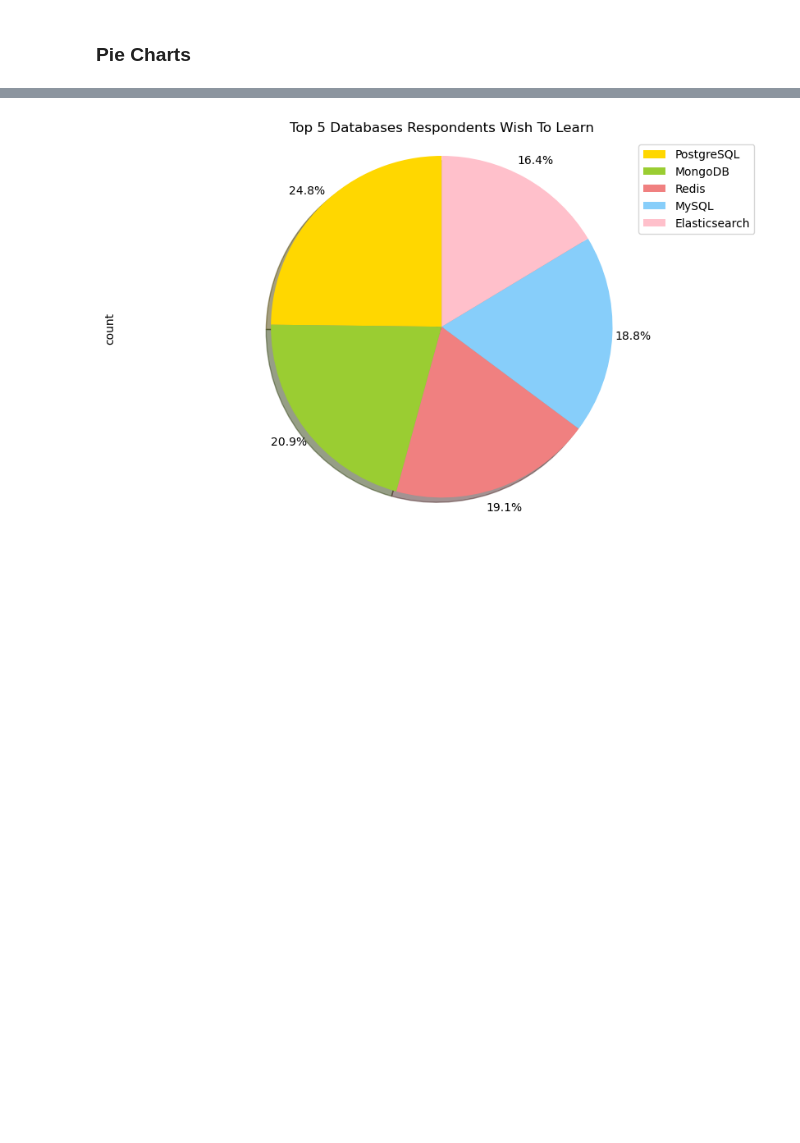
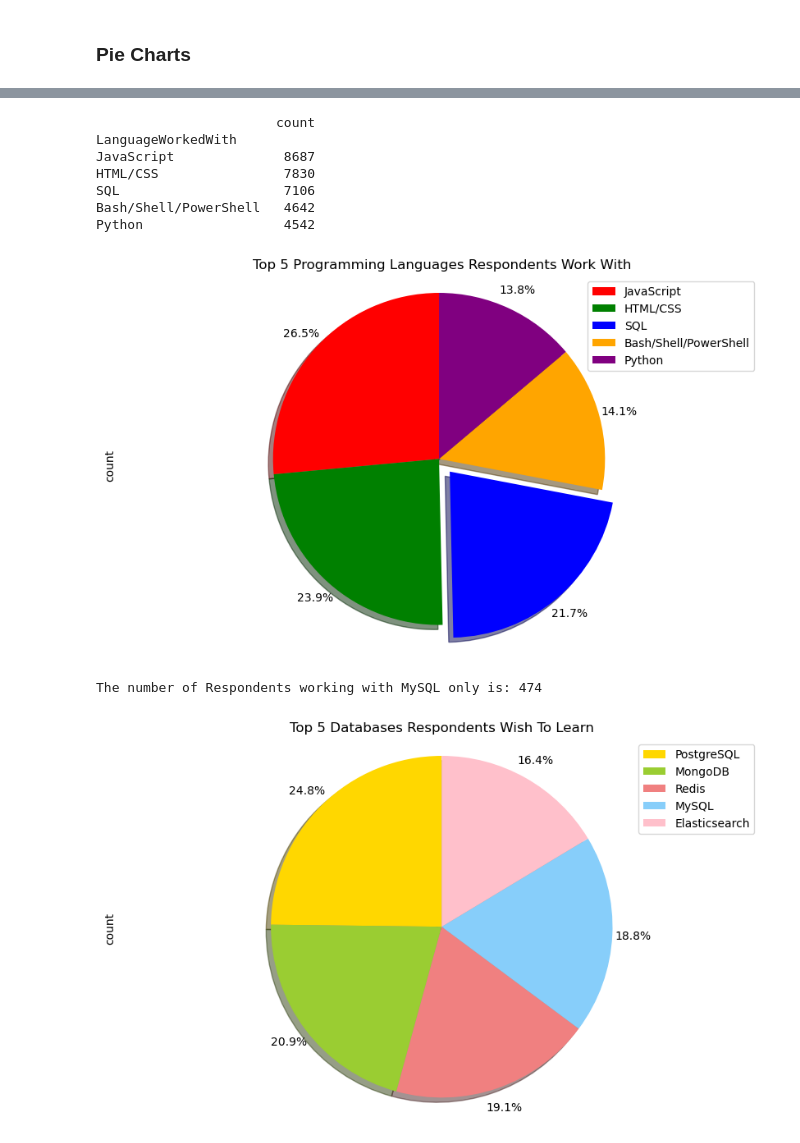
Before and after one commit to Rskowal/Data-Analyst-Projects, a Jupyter notebook: M4DataVisualization-lab.ipynb, the cells around one changed output, grey strips where cells are left out. Drawn from its saved outputs; the diff is of its cells as text; code cells hidden in the pictures; blank space fills up the shorter version.

```diff
--- a/M4DataVisualization-lab.ipynb
+++ b/M4DataVisualization-lab.ipynb
@@ -270 +271,47 @@ df
+# %%
+#How many respondents indicated they currently work with 'SQL'.
+
+QUERY = """
+        SELECT LanguageWorkedWith, count(*) as count
+        FROM LanguageWorkedWith
+        GROUP BY LanguageWorkedWith
+        ORDER BY count(LanguageWorkedWith)
+        DESC
+        LIMIT 5
+        """
+
+df_lang_worked_with = pd.read_sql_query(QUERY, conn)
+df_lang_worked_with.set_index('LanguageWorkedWith', inplace=True)
+print(df_lang_worked_with)
+
+df_lang_worked_with['count'].plot(kind='pie', figsize=(10,6), autopct='%1.1f%%', labels=None, startangle=90, colors=colors_list, shadow=True, pctdistance=1.12, explode=(0, 0, 0.1, 0, 0)  )
+
+plt.legend(labels=df_lang_worked_with.index, loc='upper right')
+plt.title('Top 5 Programming Languages Respondents Work With')
+plt.axis('equal')
+plt.show()
+# %% [output]
+                       count
+LanguageWorkedWith
+JavaScript              8687
+HTML/CSS                7830
+SQL                     7106
+Bash/Shell/PowerShell   4642
+Python                  4542
+[figure, added]
+# %%
+#Show how many respondents indicated that they work on 'MySQL' only
+
+QUERY = """
+        SELECT Respondent, DatabaseWorkedWith, COUNT(*) as count
+        FROM DatabaseWorkedWith
+        GROUP BY Respondent
+        HAVING count = 1
+            AND DatabaseWorkedWith = 'MySQL'
+
+       """
+df_MySQL = pd.read_sql_query(QUERY, conn)
+print('The number of Respondents working with MySQL only is:', df_MySQL.shape[0])
+# %% [output]
+The number of Respondents working with MySQL only is: 474
 # %%
```
Also changed, not shown: parts of 5 cells of this notebook.
